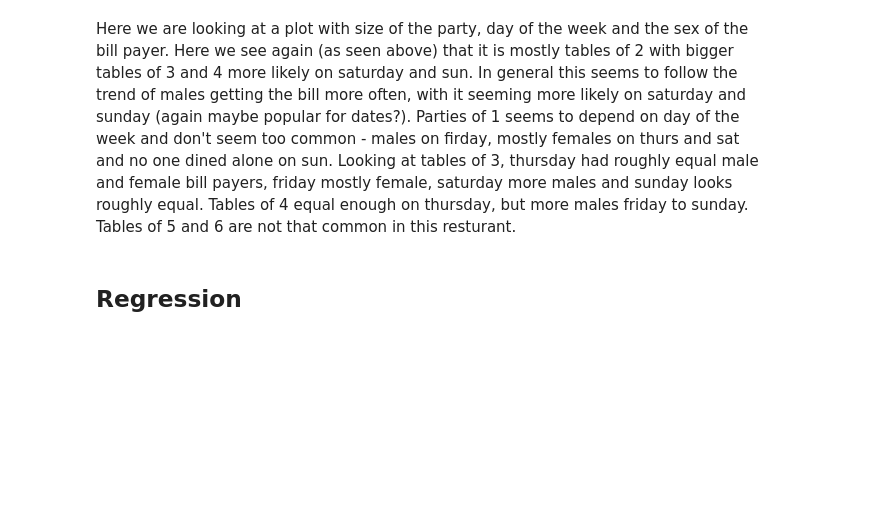
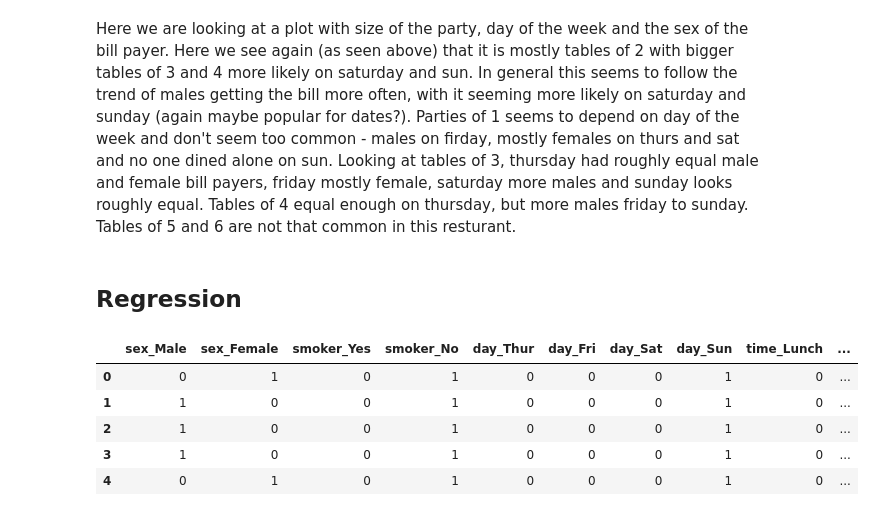
Before and after one commit to zoecahill1/fundamentals-project, a Jupyter notebook: tips-dataset.ipynb, the cells around one changed output. Saved outputs shown, nothing was run; the diff lists cells and outputs as text; code cells hidden in the pictures; blank space fills up the shorter version.

```diff
--- a/tips-dataset.ipynb
+++ b/tips-dataset.ipynb
@@ -467,0 +475,12 @@ Here we are looking at a plot with size of the party, day of the week and the se
+# %%
+pd.get_dummies(tips)
+tips = pd.concat([pd.get_dummies(tips[['sex', 'smoker','day','time']]), tips[['total_bill', 'tip', 'size', 'tiprate']]], axis=1)
+# %%
+tips.head()
+# %% [output]
+|  | sex_Male | sex_Female | smoker_Yes | smoker_No | day_Thur | day_Fri | day_Sat | day_Sun | time_Lunch | ... |
+| 0 | 0 | 1 | 0 | 1 | 0 | 0 | 0 | 1 | 0 | ... |
+| 1 | 1 | 0 | 0 | 1 | 0 | 0 | 0 | 1 | 0 | ... |
+| 2 | 1 | 0 | 0 | 1 | 0 | 0 | 0 | 1 | 0 | ... |
+| 3 | 1 | 0 | 0 | 1 | 0 | 0 | 0 | 1 | 0 | ... |
+| 4 | 0 | 1 | 0 | 1 | 0 | 0 | 0 | 1 | 0 | ... |
```
Also changed, not shown: parts of 16 cells of this notebook.
